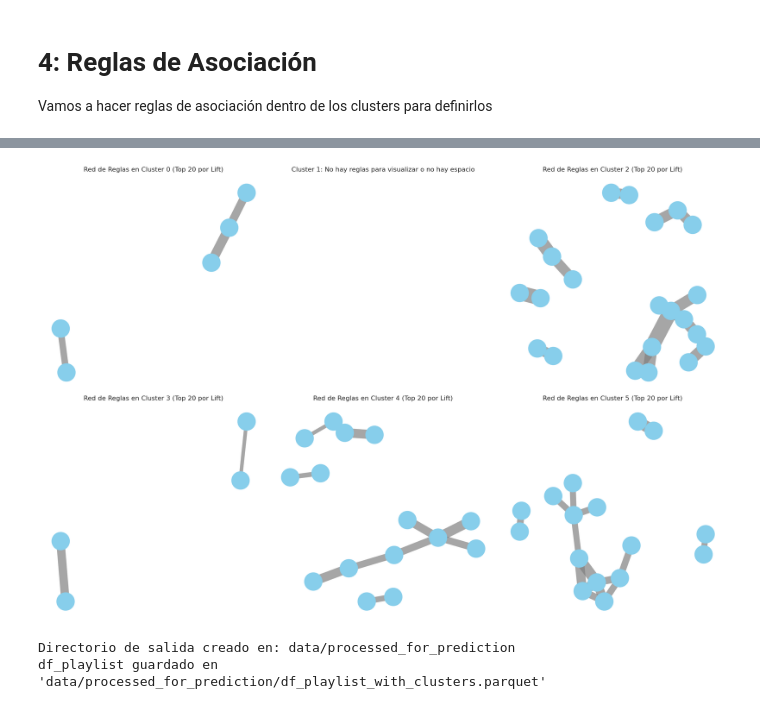
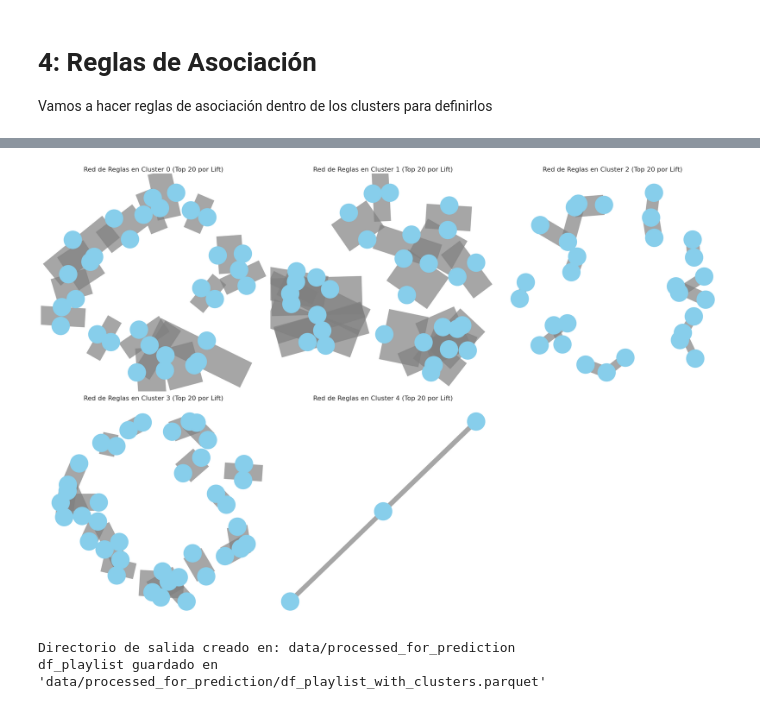
Before and after one commit to fabianlgomez/mpd-PlaylistSimilarity-unal, a Jupyter notebook: associationRules&Clustering.ipynb, the cells around one changed output, grey strips where cells are left out. Saved outputs shown, nothing was run; the diff lists cells and outputs as text; code cells hidden in the pictures.

```diff
--- a/associationRules&Clustering.ipynb
+++ b/associationRules&Clustering.ipynb
@@ -148,7 +148,7 @@ Shape de X_playlist_numeric (solo columnas numéricas): (8192, 2)
 ## 5.A.2 Algoritmos 2 y 3: DBSCAN y Agglomerative Clustering (reemplazado x MiniBatchKMeans)
 # %%
 # Basado en el gráfico, elegimos un valor para k (ej. k=9 donde la curva se aplana)
-OPTIMAL_K = 10
+OPTIMAL_K = 5
 kmeans = KMeans(n_clusters=OPTIMAL_K, random_state=42, n_init=10)
 # Usamos el DataFrame NUMÉRICO aquí también
 playlist_labels_kmeans = kmeans.fit_predict(X_playlist_numeric)
@@ -456,7 +456,7 @@ all_names = df_filtered.groupby('playlist_labels_kmeans')['name'].apply(lambda x
 num_clusters = len(all_names)
 
 # Determine the number of rows and columns for the plot
-ncols = 5
+ncols = 3
 nrows = math.ceil(num_clusters / ncols)
 
 # Create the figure and axes
@@ -640,7 +632,7 @@ for c in sorted(tracks_w_cluster['playlist_labels_kmeans'].unique()):
     # you might halve the min_support for that cluster.
     # Let's start with a simple approach: min_support is inversely proportional to the number of playlists,
     # but with a lower bound to avoid finding too many trivial rules.
-    base_min_support = 0.03 # Starting point
+    base_min_support = 0.003 # Starting point
     min_support_c = max(0.0005, base_min_support * (num_playlists_in_cluster / tracks_w_cluster['pid'].nunique())) # Ensure a minimum support
 
     print(f"  Número de playlists en cluster {c}: {num_playlists_in_cluster}")
@@ -802,4 +794,5 @@ No hay reglas para el cluster 9.
 # %%
+
 n_rows = 2
 n_cols = 3
 
@@ -807,46 +800,39 @@ n_cols = 3
 fig, axes = plt.subplots(n_rows, n_cols, figsize=(n_cols * 8, n_rows * 8)) # Ajusta el tamaño de la figura
 
 # Aplanar la matriz de ejes para poder iterar fácilmente
 axes = axes.flatten()
 
-# CORRECTION: Iterate up to the total number of subplots created
-for i in range(n_rows * n_cols):
+for i in range(OPTIMAL_K):
     # Seleccionar el eje actual
     ax = axes[i]
 
-    # NOTE: The original loop went up to OPTIMAL_K, but only 6 subplots are created.
-    # We will only attempt to plot for the first 6 clusters (0-5) in this visualization.
-    # If you need to visualize all 10 clusters, you would need to increase n_rows or n_cols.
-    if i < OPTIMAL_K and i in rules_by_cluster and not rules_by_cluster[i].empty:
+    if i in rules_by_cluster and not rules_by_cluster[i].empty:
         G = nx.from_pandas_edgelist(rules_by_cluster[i],
                                   source='antecedents',
                                   target='consequents',
                                   edge_attr=['lift', 'confidence'])
         # Posiciones de los nodos
         pos = nx.spring_layout(G, k=0.5, iterations=50)
         # Dibujar nodos y etiquetas en el eje actual
         nx.draw_networkx_nodes(G, pos, node_size=2000, node_color='skyblue', ax=ax)
         # Dibujar aristas con grosor basado en el lift en el eje actual
         edge_width = [d['lift'] * 0.5 for (u, v, d) in G.edges(data=True)]
         nx.draw_networkx_edges(G, pos, width=edge_width, edge_color='gray', alpha=0.7, ax=ax)
         ax.set_title(f'Red de Reglas en Cluster {i} (Top 20 por Lift)')
         ax.axis('off')
     else:
-        # Handle cases where there are no rules or the cluster index is beyond the subplot limit
-        ax.set_title(f'Cluster {i}: No hay reglas para visualizar o no hay espacio')
+        ax.set_title(f'Cluster {i}: No hay reglas para visualizar')
         ax.axis('off')
 
 
-# Ocultar los subplots restantes if any were skipped because of no rules
-# This part is still necessary if some clusters within the 0-5 range had no rules
-for j in range(i + 1, n_rows * n_cols):
+# Ocultar los subplots restantes si hay menos de OPTIMAL_K gráficos
+for j in range(OPTIMAL_K, n_rows * n_cols):
     fig.delaxes(axes[j])
-
 
 plt.tight_layout() # Ajustar automáticamente los subplots para que no se solapen
 plt.show()
 # %% [output]
-[figure, old version]
+[figure, new version]
 # %%
 from pathlib import Path
 
```
Also changed, not shown: parts of 11 cells of this notebook.
